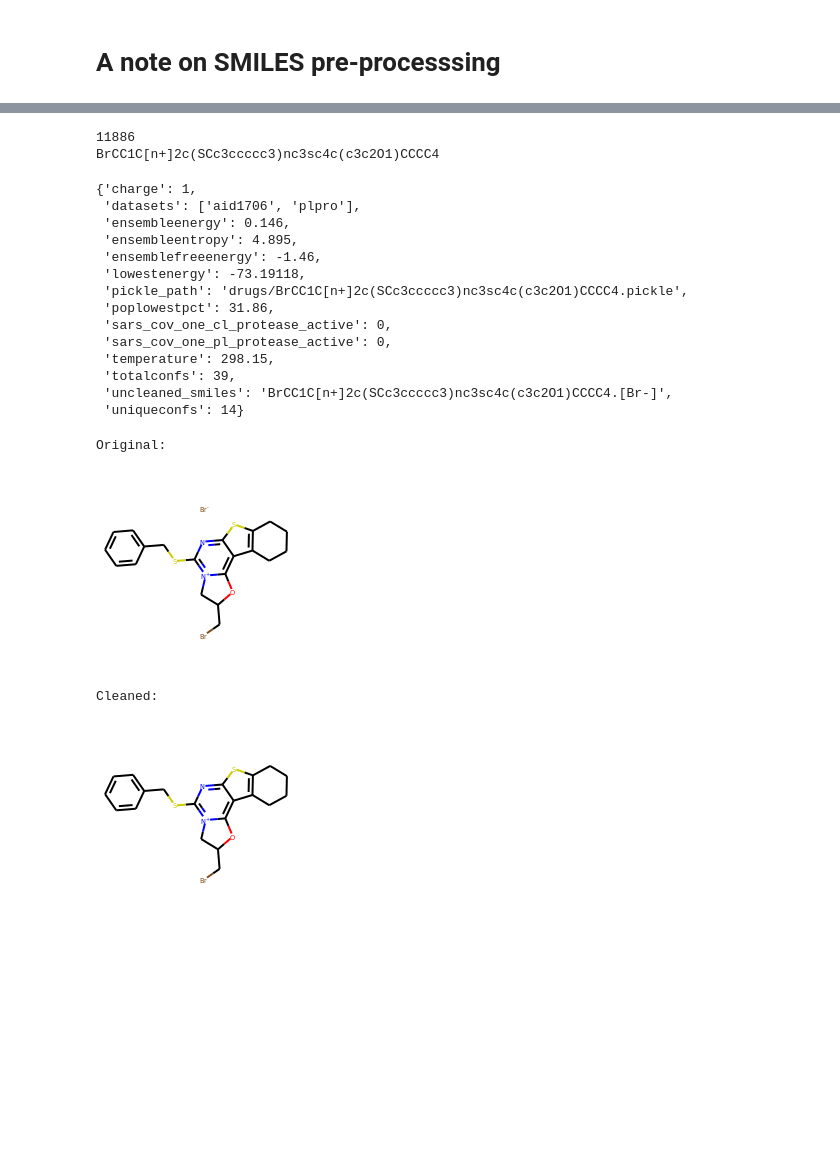
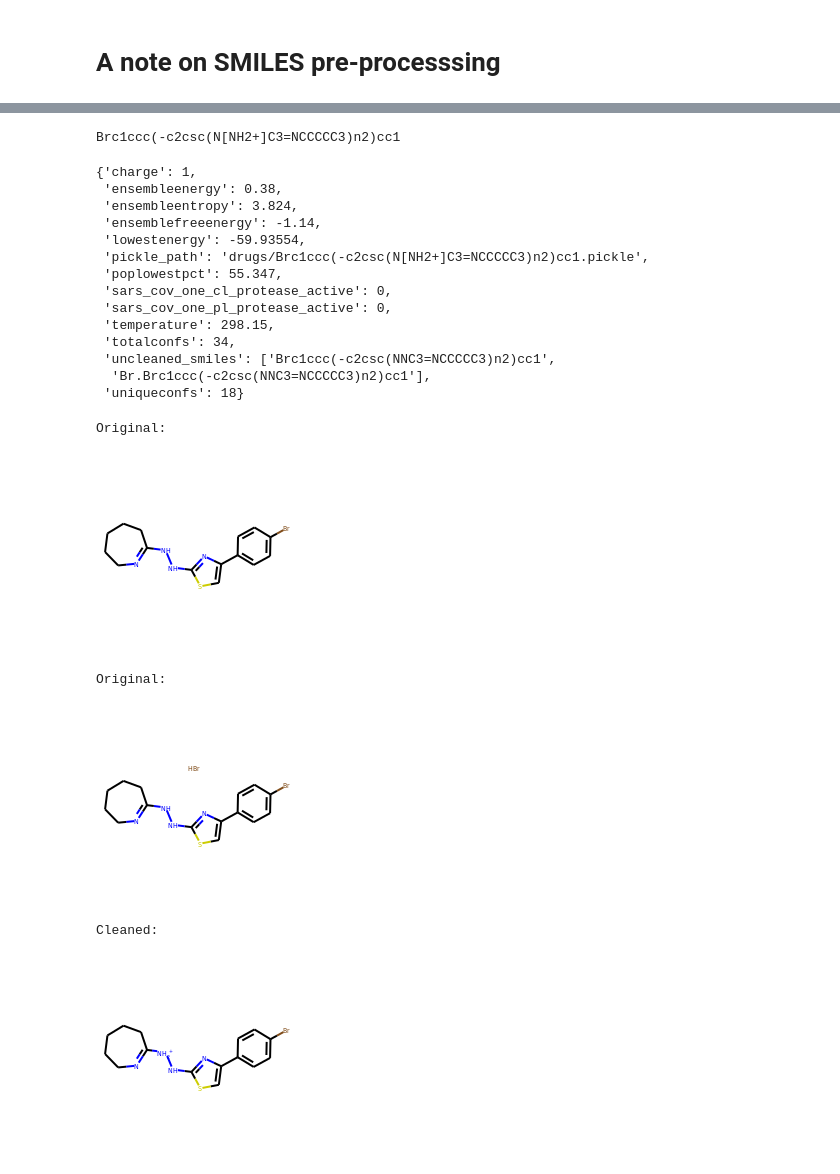
Before and after one commit to learningmatter-mit/geom, a Jupyter notebook: tutorials/02_loading_rdkit_mols.ipynb, the cells around one changed output, grey strips where cells are left out. Saved outputs shown, nothing was run; the diff lists cells and outputs as text; code cells hidden in the pictures; blank space fills up the shorter version.

```diff
--- a/tutorials/02_loading_rdkit_mols.ipynb
+++ b/tutorials/02_loading_rdkit_mols.ipynb
@@ -30,7 +30,7 @@ import random
 import pickle
 
 # change to where you untarred the rdkit folder
-base_path = "/home/saxelrod/rgb_nfs/GEOM_DATA_ROUND_2"
+base_path = "/home/saxelrod/rgb_nfs/GEOM_BACKUP"
 drugs_file = os.path.join(base_path, "rdkit_folder/summary_drugs.json")
 
 with open(drugs_file, "r") as f:
@@ -482,39 +485,38 @@ We de-salted the SMILES strings and fixed the ionization states of species in ac
 # %%
-smiles_examples = [key for key, sub_dic in drugs_summ.items() if 'uncleaned_smiles' in sub_dic]
-print(len(smiles_examples))
-
-smiles = smiles_examples[0]
+smiles = 'Brc1ccc(-c2csc(N[NH2+]C3=NCCCCC3)n2)cc1'
 print(smiles)
 display(drugs_summ[smiles])
 
 uncleaned_smiles = drugs_summ[smiles]['uncleaned_smiles']
 mol = Chem.MolFromSmiles(smiles)
-uncleaned_mol =  Chem.MolFromSmiles(uncleaned_smiles)
 
-print("Original:")
-display(MolsToGridImage([uncleaned_mol]))
+for other_smiles in uncleaned_smiles:
+    uncleaned_mol =  Chem.MolFromSmiles(other_smiles)
+    print("Original:")
+    display(MolsToGridImage([uncleaned_mol]))
 
 print("Cleaned:")
 display(MolsToGridImage([mol]))
 # %% [output]
-11886
-BrCC1C[n+]2c(SCc3ccccc3)nc3sc4c(c3c2O1)CCCC4
+Brc1ccc(-c2csc(N[NH2+]C3=NCCCCC3)n2)cc1
 {'charge': 1,
- 'datasets': ['aid1706', 'plpro'],
- 'ensembleenergy': 0.146,
- 'ensembleentropy': 4.895,
- 'ensemblefreeenergy': -1.46,
- 'lowestenergy': -73.19118,
- 'pickle_path': 'drugs/BrCC1C[n+]2c(SCc3ccccc3)nc3sc4c(c3c2O1)CCCC4.pickle',
- 'poplowestpct': 31.86,
+ 'ensembleenergy': 0.38,
+ 'ensembleentropy': 3.824,
+ 'ensemblefreeenergy': -1.14,
+ 'lowestenergy': -59.93554,
+ 'pickle_path': 'drugs/Brc1ccc(-c2csc(N[NH2+]C3=NCCCCC3)n2)cc1.pickle',
+ 'poplowestpct': 55.347,
  'sars_cov_one_cl_protease_active': 0,
  'sars_cov_one_pl_protease_active': 0,
  'temperature': 298.15,
- 'totalconfs': 39,
- 'uncleaned_smiles': 'BrCC1C[n+]2c(SCc3ccccc3)nc3sc4c(c3c2O1)CCCC4.[Br-]',
- 'uniqueconfs': 14}
+ 'totalconfs': 34,
+ 'uncleaned_smiles': ['Brc1ccc(-c2csc(NNC3=NCCCCC3)n2)cc1',
+  'Br.Brc1ccc(-c2csc(NNC3=NCCCCC3)n2)cc1'],
+ 'uniqueconfs': 18}
 Original:
-[figure, old version]
+[figure, new version]
-Cleaned:
+Original:
-[figure, old version]
+[figure, new version]
+Cleaned:
+[figure, added]
 # %% [markdown]
```
Also changed, not shown: parts of 9 cells of this notebook.
